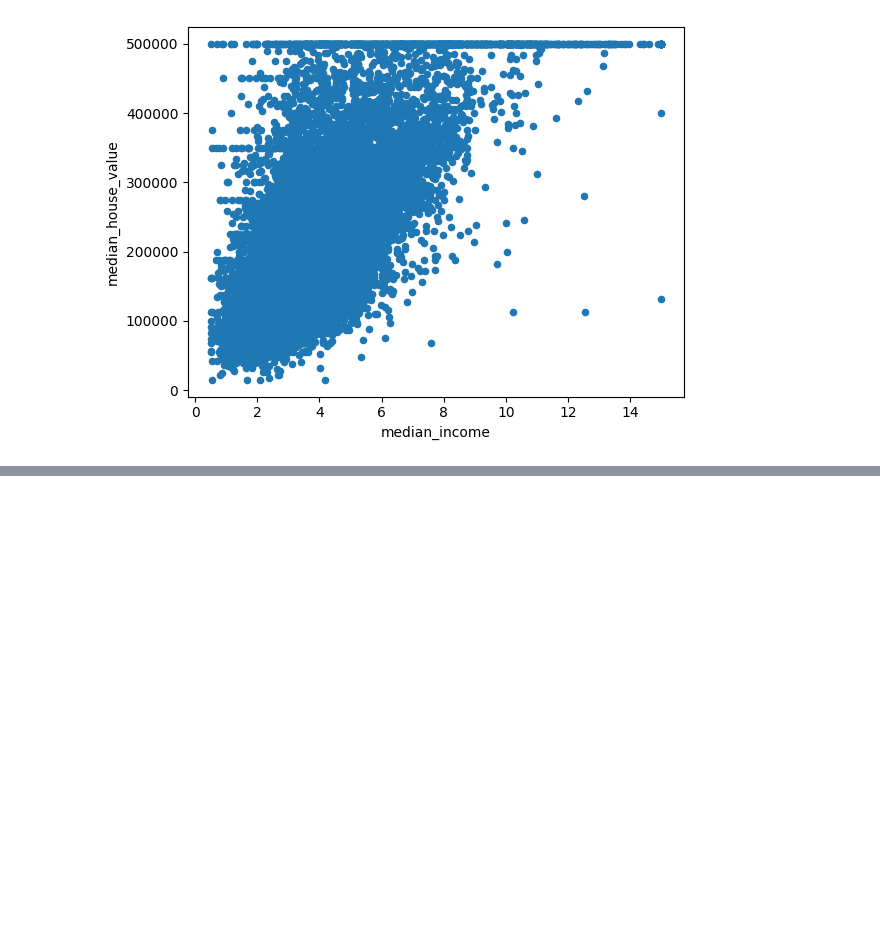
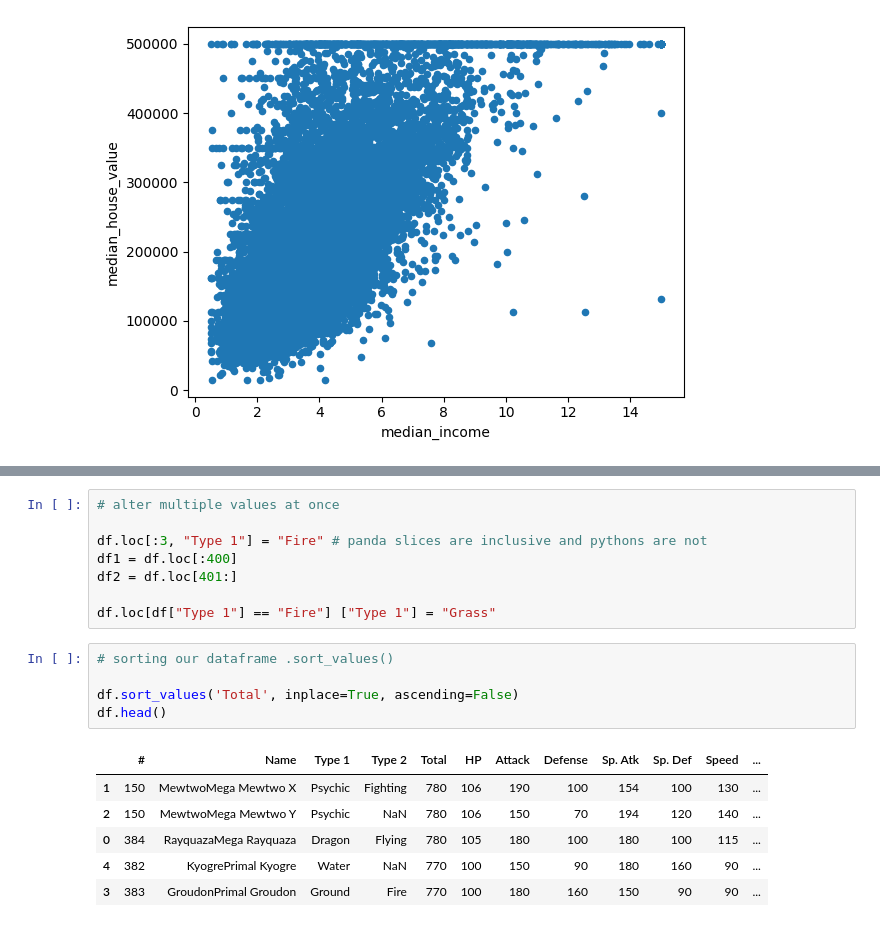
Before and after one commit to wyattbroyles/skillstorm, a Jupyter notebook: Notes/Pandas.ipynb, the cells around one changed output, grey strips where cells are left out. Saved outputs shown, nothing was run; the diff lists cells and outputs as text; blank space fills up the shorter version.

Commit message:
Finished pandas assignment and notes for 6/20

```diff
--- a/Notes/Pandas.ipynb
+++ b/Notes/Pandas.ipynb
@@ -251,0 +362,20 @@ df3.plot(kind = "scatter", x="median_income", y="median_house_value")
+# %%
+# alter multiple values at once
+
+df.loc[:3, "Type 1"] = "Fire" # panda slices are inclusive and pythons are not
+df1 = df.loc[:400]
+df2 = df.loc[401:]
+
+df.loc[df["Type 1"] == "Fire"] ["Type 1"] = "Grass"
+# %%
+# sorting our dataframe .sort_values()
+
+df.sort_values('Total', inplace=True, ascending=False)
+df.head()
+# %% [output]
+|  | # | Name | Type 1 | Type 2 | Total | HP | Attack | Defense | Sp. Atk | Sp. Def | Speed | ... |
+| 1 | 150 | MewtwoMega Mewtwo X | Psychic | Fighting | 780 | 106 | 190 | 100 | 154 | 100 | 130 | ... |
+| 2 | 150 | MewtwoMega Mewtwo Y | Psychic | NaN | 780 | 106 | 150 | 70 | 194 | 120 | 140 | ... |
+| 0 | 384 | RayquazaMega Rayquaza | Dragon | Flying | 780 | 105 | 180 | 100 | 180 | 100 | 115 | ... |
+| 4 | 382 | KyogrePrimal Kyogre | Water | NaN | 770 | 100 | 150 | 90 | 180 | 160 | 90 | ... |
+| 3 | 383 | GroudonPrimal Groudon | Ground | Fire | 770 | 100 | 180 | 160 | 150 | 90 | 90 | ... |
```
Also changed, not shown: parts of 20 cells of this notebook, 4 other files.
